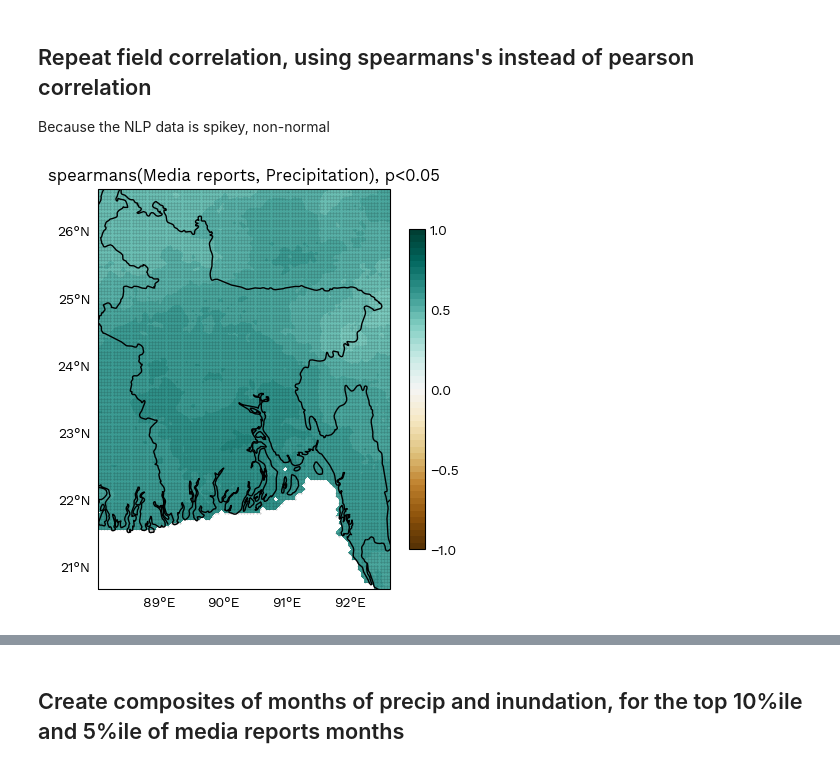
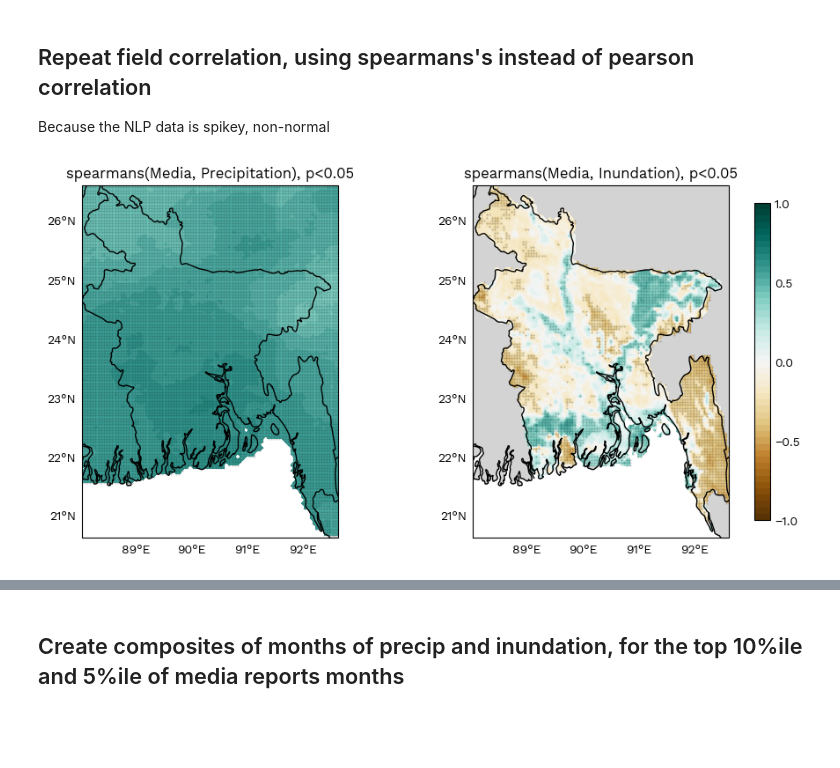
Before and after one commit to alex-saunders00/geog696CProject, a Jupyter notebook: scr/dataAnalysis/calcCorr_NLP.ipynb, the cells around one changed output, grey strips where cells are left out. Drawn from its saved outputs; the diff is of its cells as text; code cells hidden in the pictures; blank space fills up the shorter version.

```diff
--- a/scr/dataAnalysis/calcCorr_NLP.ipynb
+++ b/scr/dataAnalysis/calcCorr_NLP.ipynb
@@ -355,6 +203,0 @@ for i, ax in enumerate(axes.ravel()):
-# %%
-precipMonthlySum = precip.resample(time='1M', skipna=True).sum(dim='time')
-precipMonthlySum = precipMonthlySum[precipMonthlySum.time.isin(nlpMonthlyAnomDetrended.time)]
-precipMonthlyMax = precipMonthlyMax[precipMonthlyMax.time.isin(nlpMonthlyAnomDetrended.time)]
-# %%
-fieldCorrelPrecipSum = xr.corr(nlpMonthlyAnomDetrended, precipMonthlySum, dim="time")
@@ -574,53 +259,49 @@ fieldCorrelPrecipSumSp = xskillscore.spearman_r(nlpMonthly, precipMonthlySum, di
 # %%
-fieldCorrelation=fieldCorrelPrecipSumSp.sel(division='All').copy()
-
-# calculate the p-values directly using r values and the t-distribution
-t = -abs(fieldCorrelation.values)*np.sqrt((len(nlpMonthly.time)-2)/(1-np.square(fieldCorrelation.values)))
-pvalue = sp.stats.t.cdf(t, len(nlpMonthly.time) - 2) * 2 # multiply by 2 for two-sided test
-sig = xr.DataArray(data=pvalue,dims=["lat","lon"],coords=[fieldCorrelation.lat, fieldCorrelation.lon])
-
-# defines areas with sigificant coefficients
-sig_area1   = np.where(sig < 0.05) # this is a tuple!
-lons, lats = np.meshgrid(fieldCorrelation.lon,fieldCorrelation.lat)
-
-# Define data and arguments for plotting
-plotData=fieldCorrelPrecipSumSp.sel(division='All')#All
-# plotData=fieldCorrelPrecipSum
-coordsData=precipMonthlyMax
-titleName='spearmans(Media reports, Precipitation), p<0.05'
 vmin, vmax, nlevels, nlevelsCbar = -1, 1, 51, 5
-amin, amax = np.nanmin(plotData), np.nanmax(plotData)
-extend=getExtend(amin, amax, vmin, vmax)
-cmap='BrBG'#'PuOr_r'#'Spectral_r'
+cmap='BrBG'
 levels = np.linspace(vmin, vmax, nlevels)
-EOFsToPlot=1
-ncolsToPlot=1
-nrowsToPlot=math.ceil(EOFsToPlot/ncolsToPlot)
+nToPlot=2
+ncolsToPlot=2
 colSize=4.5
 extentBuffer=0
+coordsDatas=[precipMonthlyMax,FIAMonthlyMax]
 plotExtent = [coordsData.lon.min().values - extentBuffer, coordsData.lon.max().values + extentBuffer, coordsData.lat.min().values - extentBuffer, coordsData.lat.max().values + extentBuffer]
 centerLon = 90
+titleNames=['spearmans(Media, Precipitation), p<0.05','spearmans(Media, Inundation), p<0.05']
+fieldCorrelData=[fieldCorrelPrecipSumSp.sel(division='All'), fieldCorrelFIASp.sel(division='All')]
 
-# Plot
-fig, ax = plt.subplots(nrowsToPlot, ncolsToPlot, figsize=(colSize*ncolsToPlot, colSize*nrowsToPlot), constrained_layout=True, subplot_kw={'projection': ccrs.Miller(central_longitude=centerLon)})
-# fig.suptitle('EOFs in Annual Max Precipitation, from CHIRPS 2001-2022')
+fig = plt.figure(figsize=(colSize*ncolsToPlot, colSize*(math.ceil(nToPlot/ncolsToPlot))), constrained_layout=True)
+subfigs = fig.subfigures(1, 2, width_ratios=[1, 1], wspace=-.1)
 
-# for i, ax in enumerate(axes.ravel()):
-ax.set_title('{0}'.format(titleName))#, fontsize=16)
-ax.coastlines(color='black')
-ax.add_feature(cfeature.LAND, color='lightgray')
-ax.add_feature(cfeature.BORDERS)
-ax.set_extent(plotExtent, crs=ccrs.PlateCarree())
-gl1 = ax.gridlines(color='k', linestyle='--', draw_labels=["left", "bottom"], x_inline=False,
-                  y_inline=False, ylocs=list(range(20, 28, 1)), xlocs=list(range(88, 94, 1)))
-gl1.xlines=False
-gl1.ylines=False
-eofPlot = ax.contourf(coordsData.lon, coordsData.lat, plotData, cmap=cmap, transform=ccrs.PlateCarree(), vmin=vmin, vmax=vmax, levels=levels, extend=extend)
-cb1 = plt.colorbar(eofPlot, orientation='vertical', ticks=np.linspace(vmin, vmax, nlevelsCbar), shrink=0.8)
-cb1.ax.tick_params(size=0)
+for i, subfig in enumerate(subfigs.ravel()):
+    ax=subfig.subplots(subplot_kw={'projection': ccrs.Miller(central_longitude=90)})
+    fieldCorrelation=fieldCorrelData[i]
+    coordsData=coordsDatas[i]
+    # calculate the p-values directly using r values and the t-distribution
+    t = -abs(fieldCorrelation.values)*np.sqrt((len(nlpMonthly.time)-2)/(1-np.square(fieldCorrelation.values)))
+    pvalue = sp.stats.t.cdf(t, len(nlpMonthly.time) - 2) * 2 # multiply by 2 for two-sided test
+    sig = xr.DataArray(data=pvalue,dims=["lat","lon"],coords=[fieldCorrelation.lat, fieldCorrelation.lon])
+    # defines areas with sigificant coefficients
+    sig_area1   = np.where(sig < 0.05) # this is a tuple!
+    lons, lats = np.meshgrid(fieldCorrelation.lon,fieldCorrelation.lat)
+    # Define data and arguments for plotting
+    plotData=fieldCorrelData[i]
+    ax.set_title('{0}'.format(titleNames[i]))#, fontsize=16)
+    ax.coastlines(color='black')
+    ax.add_feature(cfeature.LAND, color='lightgray')
+    ax.add_feature(cfeature.BORDERS)
+    ax.set_extent(plotExtent, crs=ccrs.PlateCarree())
+    gl1 = ax.gridlines(color='k', linestyle='--', draw_labels=["left", "bottom"], x_inline=False,
+                      y_inline=False, ylocs=list(range(20, 28, 1)), xlocs=list(range(88, 94, 1)))
+    gl1.xlines=False
+    gl1.ylines=False
+    eofPlot = ax.contourf(coordsData.lon, coordsData.lat, plotData, cmap=cmap, transform=ccrs.PlateCarree(), vmin=vmin, vmax=vmax, levels=levels)#, extend=extend)
+    # Add the significant areas
+    ax.scatter(lons[sig_area1], lats[sig_area1], marker = '.', s = 0.5, c = 'k', alpha = 0.3, transform = ccrs.PlateCarree())
+cb = fig.colorbar(eofPlot, orientation='vertical', ticks=np.linspace(vmin, vmax, nlevelsCbar), shrink=0.9, pad=0.08)
+cb.ax.tick_params(size=0)
 
-# Add the significant areas
-ax.scatter(lons[sig_area1], lats[sig_area1], marker = '.', s = 0.5, c = 'k', alpha = 0.3, transform = ccrs.PlateCarree())
+
 plt.show()
 # %% [output]
-[figure, old version]
+[figure, new version]
```
Also changed, not shown: parts of 33 cells of this notebook, 8 other files.
